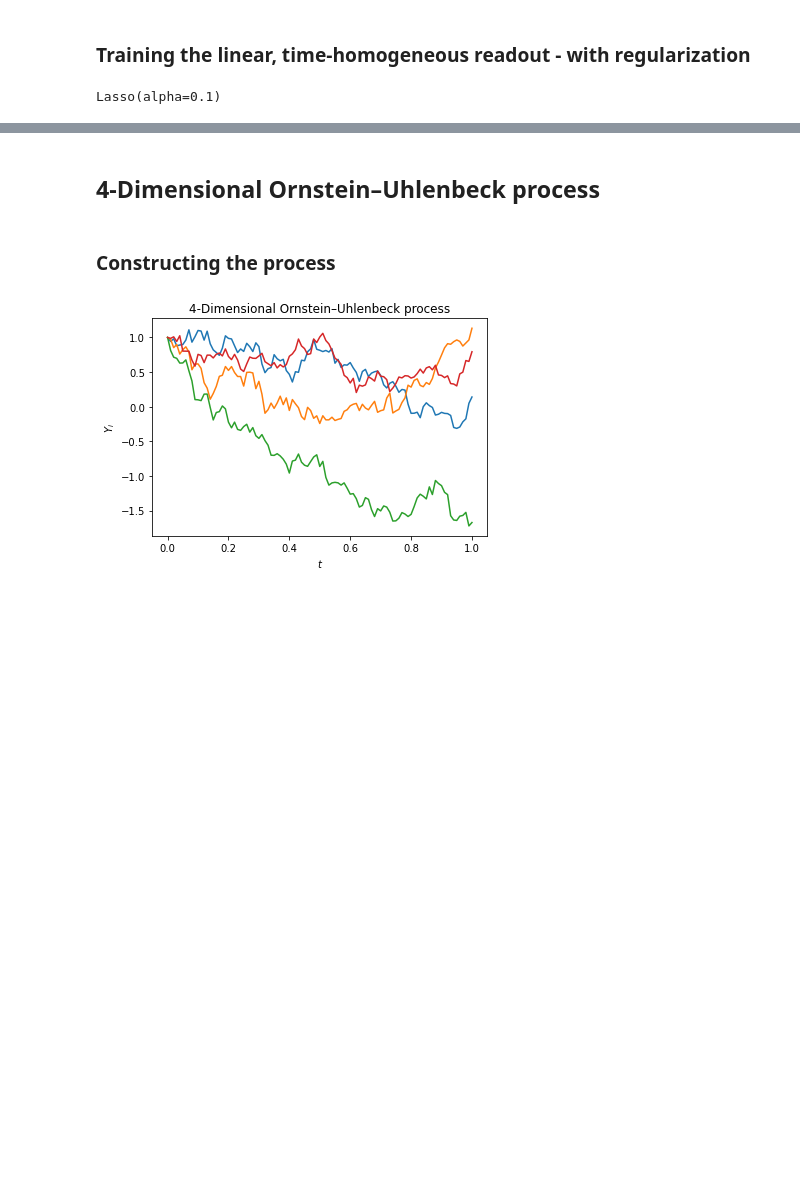
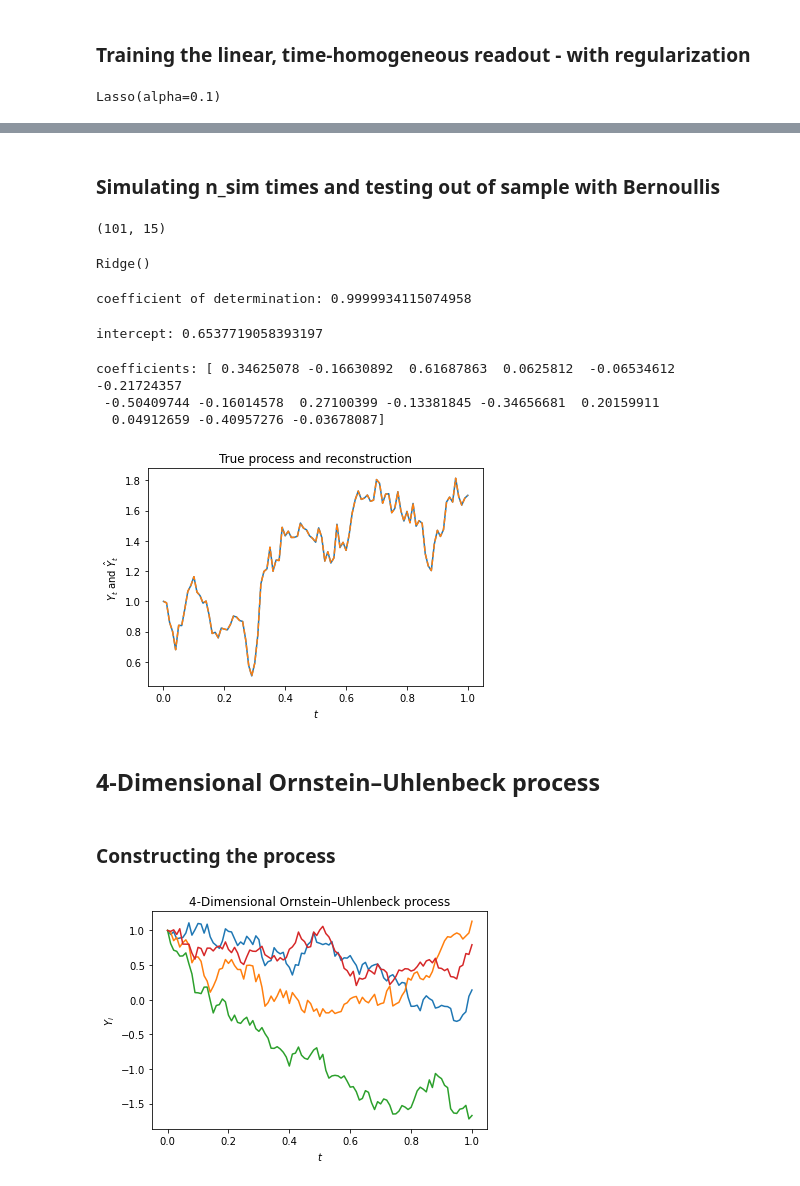
Before and after one commit to vdrvar/signature_randomization_differential-equations, a Jupyter notebook: Signature - Simulation.ipynb, the cells around one changed output, grey strips where cells are left out. Cells and saved outputs as stored; diff of their text form; code cells hidden in the pictures; blank space fills up the shorter version.

```diff
--- a/Signature - Simulation.ipynb
+++ b/Signature - Simulation.ipynb
@@ -225,0 +299,2 @@ plt.show()
+# %% [markdown]
+### Simulating n_sim times and testing out of sample with Bernoullis
@@ -226,3 +304,76 @@ plt.show()
+# %%
+n_sim = 1000
+k = 15
+A = np.random.binomial(n, p, size=(k,k))*2 - 1
+b = np.random.binomial(n, p, size=k)*2 - 1
+Y_big = np.zeros(N*n_sim)
+Z_big = np.zeros((N*n_sim, k))
+Y_big[0:N,] = np.ones(N)
+Z_big[0:N,].shape
+# %% [output]
+(101, 15)
+# %%
+for iter in range(n_sim):
+
+    br = Brownian()
+    Y = np.zeros(N)
+    Y[0] = y0
+    brow = br.gen_normal(N+1)
+    db =  np.diff(brow)
+    for i in range(N-1):
+        Y[i+1] = Y[i] + theta * Y[i] * (mu - Y[i]*Y[i]) * step + sigma * db[i]
+    dY = np.diff(Y)
+    Z = np.zeros((N, k))
+    Z[0][0] = 1
+    for i in range(N-1):
+        Z[i+1] = Z[i] + (A@Z[i] + b)*dY[i]
+    Y_big[iter*N:(iter+1)*N] = Y
+    Z_big[iter*N:(iter+1)*N,:] = Z
+# %%
+model3 = Ridge(alpha=1.0)
+model3.fit(Z_big, Y_big)
+# %% [output]
+Ridge()
+# %%
+r_sq_3 = model3.score(Z_big, Y_big)
+print(f"coefficient of determination: {r_sq_3}")
+# %% [output]
+coefficient of determination: 0.9999934115074958
+# %%
+print(f"intercept: {model3.intercept_}")
+# %% [output]
+intercept: 0.6537719058393197
+# %%
+print(f"coefficients: {model3.coef_}")
+# %% [output]
+coefficients: [ 0.34625078 -0.16630892  0.61687863  0.0625812  -0.06534612 -0.21724357
+ -0.50409744 -0.16014578  0.27100399 -0.13381845 -0.34656681  0.20159911
+  0.04912659 -0.40957276 -0.03678087]
+# %%
+br = Brownian()
+Y = np.zeros(N)
+Y[0] = y0
+brow = br.gen_normal(N+1)
+db =  np.diff(brow)
+for i in range(N-1):
+    Y[i+1] = Y[i] + theta * Y[i] * (mu - Y[i]*Y[i]) * step + sigma * db[i]
+dY = np.diff(Y)
+Z = np.zeros((N, k))
+Z[0][0] = 1
+for i in range(N-1):
+    Z[i+1] = Z[i] + (A@Z[i] + b)*dY[i]
+# %%
+Y_pred_3 = model3.predict(Z)
+# %%
+#Y_big[0:N]
+plt.plot(x_axis, Y)
+plt.plot(x_axis, Y_pred_3, '--')
+plt.title("True process and reconstruction")
+plt.xlabel("$t$")
+plt.ylabel("$Y_t$ and $\hat{Y}_t$")
+plt.show()
+# %% [output]
+[figure, added]
 # %% [markdown]
 ## 4-Dimensional Ornstein–Uhlenbeck process
 # %% [markdown]
```
Also changed, not shown: parts of 25 cells of this notebook.
